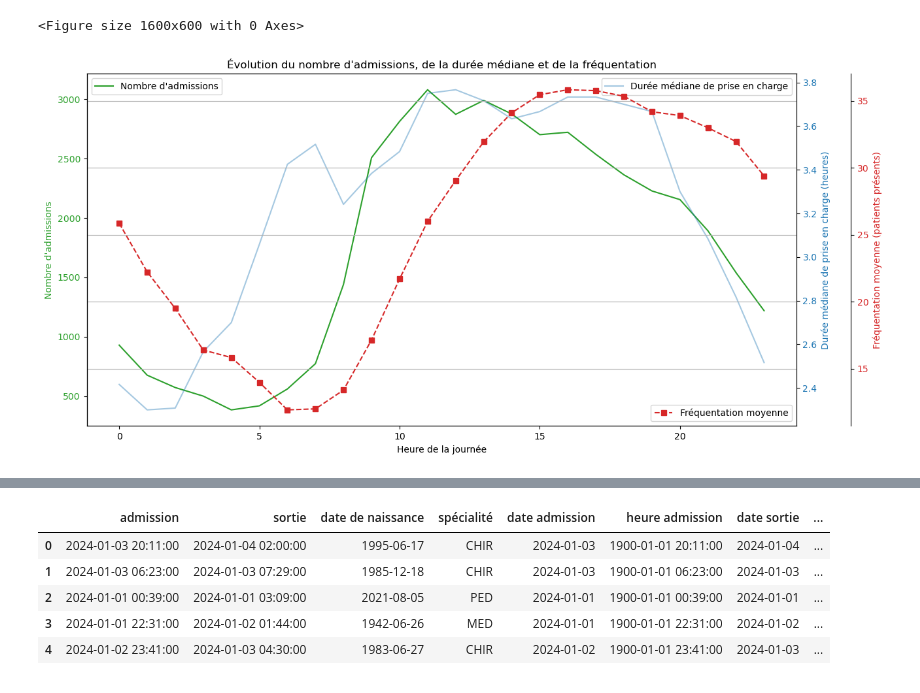
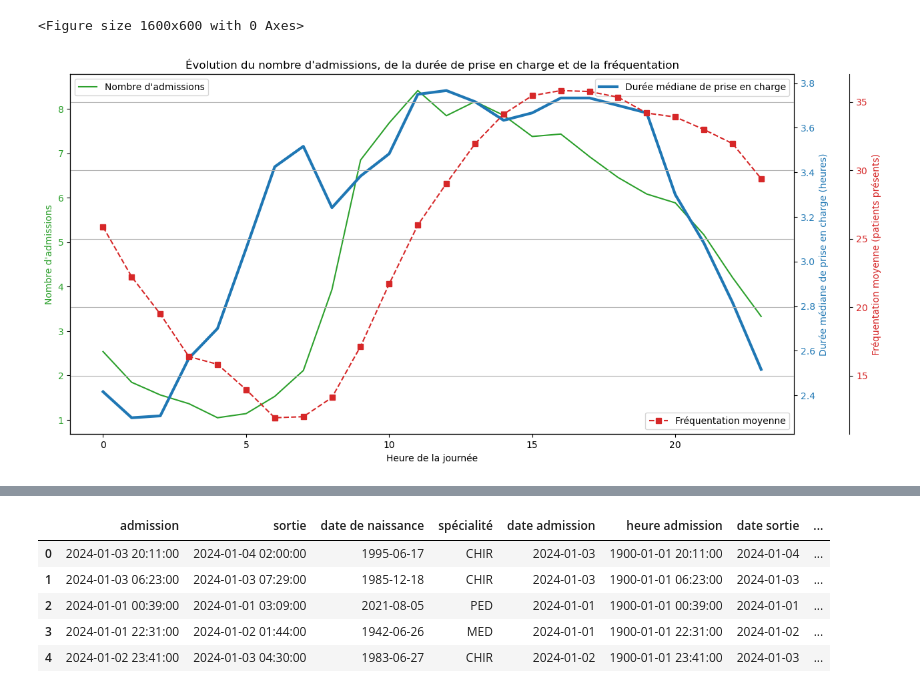
Before and after one commit to martincalu/admissions_urg, a Jupyter notebook: admissions urg.ipynb, the cells around one changed output, grey strips where cells are left out. Saved outputs shown, nothing was run; the diff lists cells and outputs as text; code cells hidden in the pictures.

```diff
--- a/admissions urg.ipynb
+++ b/admissions urg.ipynb
@@ -77,7 +77,7 @@ plt.show()
 df['heure admission extraite'] = df['heure admission'].dt.hour
 
 # Comptage du nombre de patients par heure
-nombre_par_heure = df.groupby('heure admission extraite').size()
+nombre_par_heure = df.groupby('heure admission extraite').size()/366
 
 # Récupérer la valeur maximale et l'heure correspondante
 max_value = nombre_par_heure.max()
@@ -91,14 +91,14 @@ plt.ylabel("Nombre d'admissions")
 plt.title("Nombre d'admissions par heure")
 
 # Ajouter une ligne horizontale indiquant le nombre maximal d'admissions
-plt.axhline(y=max_value, color='red', linestyle='--', label=f'Max admissions: {round(max_value/366, 2)}')
+plt.axhline(y=max_value, color='red', linestyle='--', label=f'Max admissions: {round(max_value, 1)}')
 
 # Annoter le bar correspondant à l'heure maximale (optionnel)
-plt.annotate(f'{max_value} admissions à {max_hour}h',
+""" plt.annotate(f'{max_value} admissions à {max_hour}h',
              xy=(max_hour, max_value),
              xytext=(max_hour + 0.5, max_value - 0.5),
              arrowprops=dict(facecolor='red', arrowstyle='->'),
-             fontsize=10)
+             fontsize=10) """
 
 plt.xticks(range(0, 24))  # Afficher toutes les heures de 0 à 23
 plt.legend()
@@ -436,34 +492,34 @@ fig, ax1 = plt.subplots(figsize=(14, 7))
 
 # --- Tracé du nombre d'admissions (axe gauche) ---
 color1 = 'tab:green'
 ax1.set_xlabel("Heure de la journée")
 ax1.set_ylabel("Nombre d'admissions", color=color1)
 ax1.plot(nombre_par_heure.index, nombre_par_heure.values, color=color1, label="Nombre d'admissions")
 ax1.tick_params(axis='y', labelcolor=color1)
 
 # --- Ajout du second axe (durée de prise en charge) ---
 ax2 = ax1.twinx()
 color2 = 'tab:blue'
 ax2.set_ylabel("Durée médiane de prise en charge (heures)", color=color2)
-ax2.plot(duree_urg.index, duree_urg, color=color2, alpha=0.4, label="Durée médiane de prise en charge")
+ax2.plot(duree_urg.index, duree_urg, color=color2, linewidth=3, alpha=1, label="Durée médiane de prise en charge")
 ax2.tick_params(axis='y', labelcolor=color2)
 
 # --- Ajout du troisième axe (fréquentation moyenne) ---
 ax3 = ax1.twinx()
 ax3.spines["right"].set_position(("outward", 60))  # Décaler le 3e axe pour éviter qu'il se superpose au second
 color3 = 'tab:red'
 ax3.set_ylabel("Fréquentation moyenne (patients présents)", color=color3)
 ax3.plot(mean_occupancy_each_hour.index, mean_occupancy_each_hour, marker='s', linestyle='--', color=color3, label="Fréquentation moyenne")
 ax3.tick_params(axis='y', labelcolor=color3)
 
 # --- Ajout de la légende ---
 ax1.legend(loc='upper left')
 ax2.legend(loc='upper right')
 ax3.legend(loc='lower right')
 
-plt.title("Évolution du nombre d'admissions, de la durée médiane et de la fréquentation")
+plt.title("Évolution du nombre d'admissions, de la durée de prise en charge et de la fréquentation")
 plt.grid(True)
 plt.show()
 # %% [output]
-[figure, old version]
+[figure, new version]
 # %%
```
Also changed, not shown: parts of 11 cells of this notebook.
